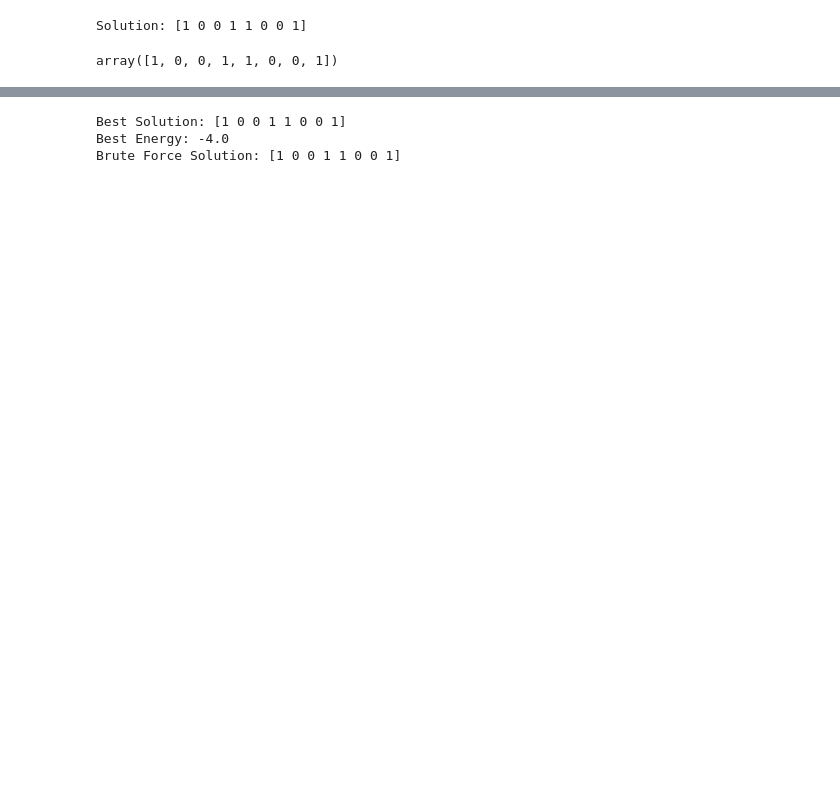
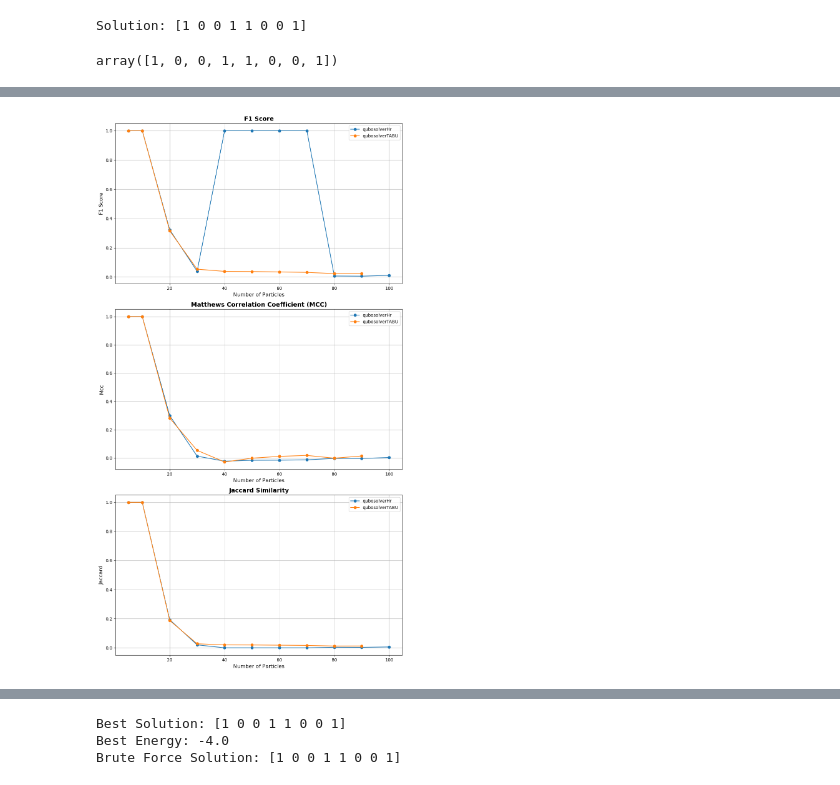
Before and after one commit to vitahehe/quantum-ocean-sdk, a Jupyter notebook: THEworkingstuffTESTINGSOLUTIONS.ipynb, the cells around one changed output, grey strips where cells are left out. Saved outputs shown, nothing was run; the diff lists cells and outputs as text; code cells hidden in the pictures; blank space fills up the shorter version.

```diff
--- a/THEworkingstuffTESTINGSOLUTIONS.ipynb
+++ b/THEworkingstuffTESTINGSOLUTIONS.ipynb
@@ -441,3 +463,7 @@ Solution: [1 0 0 0 0 0 1 0 0 0 0 0 1 0 0 0 0 0 1 0 0 0 0 0 1 1 0 0 0 0 0 1 0 0 0
+# %%
+plot_metrics_vs_particles(results_df)
+# %% [output]
+[figure, added]
 # %%
 import numpy as np
 import scipy.sparse as sp
```
Also changed, not shown: parts of 7 cells of this notebook.
